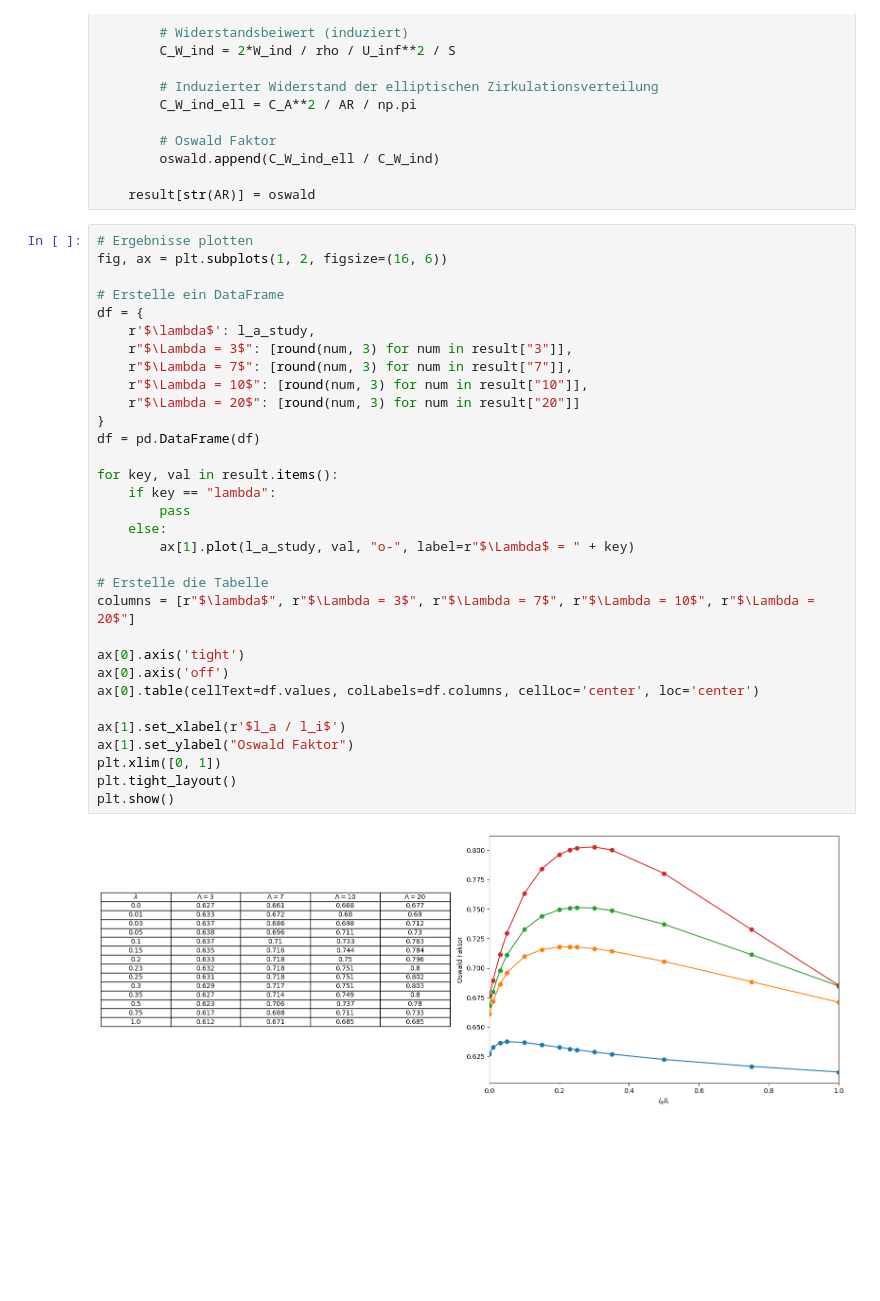
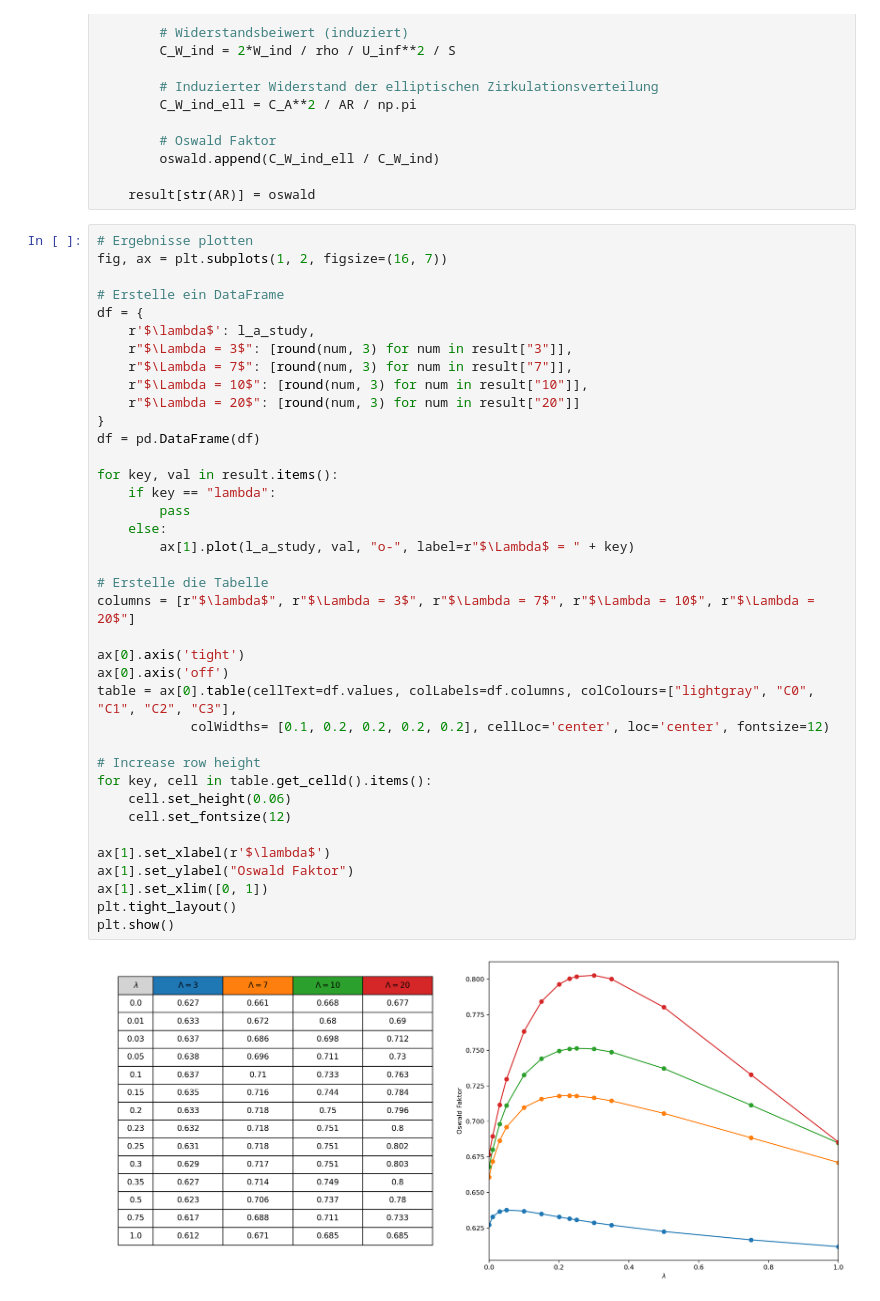
Before and after one commit to AntonSchreiber/aero-lecture, a Jupyter notebook: notebooks/exercise04_Trapez.ipynb, the cells around one changed output. Cells and saved outputs as stored; diff of their text form; blank space fills up the shorter version.

```diff
--- a/notebooks/exercise04_Trapez.ipynb
+++ b/notebooks/exercise04_Trapez.ipynb
@@ -522,35 +522,41 @@ for AR in AR_study:
     result[str(AR)] = oswald
 # %%
 # Ergebnisse plotten
-fig, ax = plt.subplots(1, 2, figsize=(16, 6))
+fig, ax = plt.subplots(1, 2, figsize=(16, 7))
 
 # Erstelle ein DataFrame
 df = {
     r'$\lambda$': l_a_study,
     r"$\Lambda = 3$": [round(num, 3) for num in result["3"]],
     r"$\Lambda = 7$": [round(num, 3) for num in result["7"]],
     r"$\Lambda = 10$": [round(num, 3) for num in result["10"]],
     r"$\Lambda = 20$": [round(num, 3) for num in result["20"]]
 }
 df = pd.DataFrame(df)
 
 for key, val in result.items():
     if key == "lambda":
         pass
     else:
         ax[1].plot(l_a_study, val, "o-", label=r"$\Lambda$ = " + key)
 
 # Erstelle die Tabelle
 columns = [r"$\lambda$", r"$\Lambda = 3$", r"$\Lambda = 7$", r"$\Lambda = 10$", r"$\Lambda = 20$"]
 
 ax[0].axis('tight')
 ax[0].axis('off')
-ax[0].table(cellText=df.values, colLabels=df.columns, cellLoc='center', loc='center')
+table = ax[0].table(cellText=df.values, colLabels=df.columns, colColours=["lightgray", "C0", "C1", "C2", "C3"],
+            colWidths= [0.1, 0.2, 0.2, 0.2, 0.2], cellLoc='center', loc='center', fontsize=12)
 
-ax[1].set_xlabel(r'$l_a / l_i$')
+# Increase row height
+for key, cell in table.get_celld().items():
+    cell.set_height(0.06)
+    cell.set_fontsize(12)
+
+ax[1].set_xlabel(r'$\lambda$')
 ax[1].set_ylabel("Oswald Faktor")
-plt.xlim([0, 1])
+ax[1].set_xlim([0, 1])
 plt.tight_layout()
 plt.show()
 # %% [output]
-[figure, old version]
+[figure, new version]
```
Also changed, not shown: parts of 2 cells of this notebook, 2 other files.
